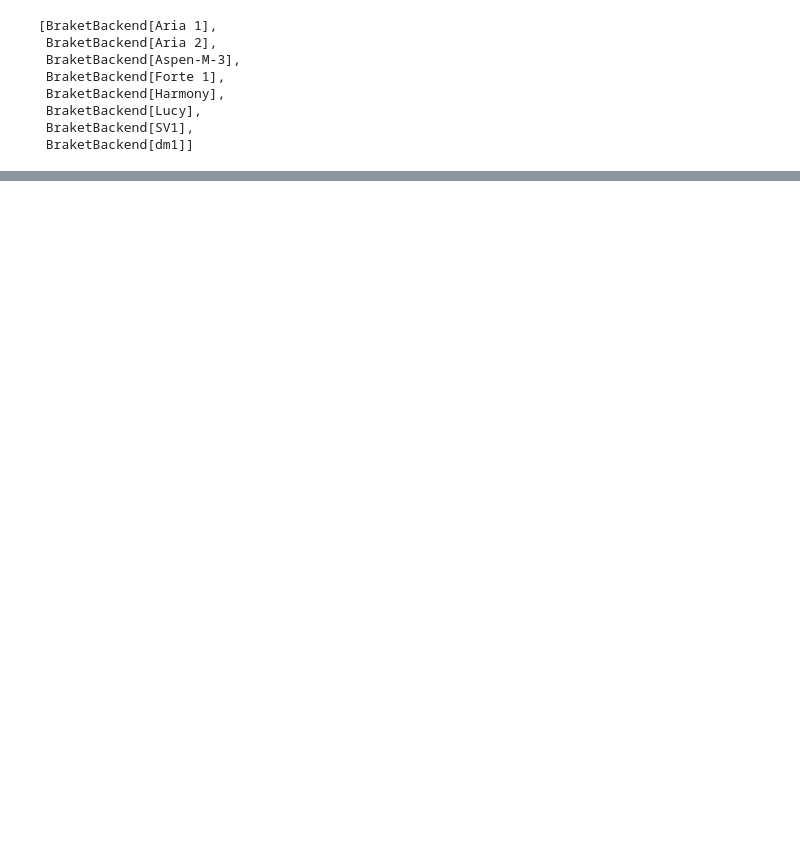
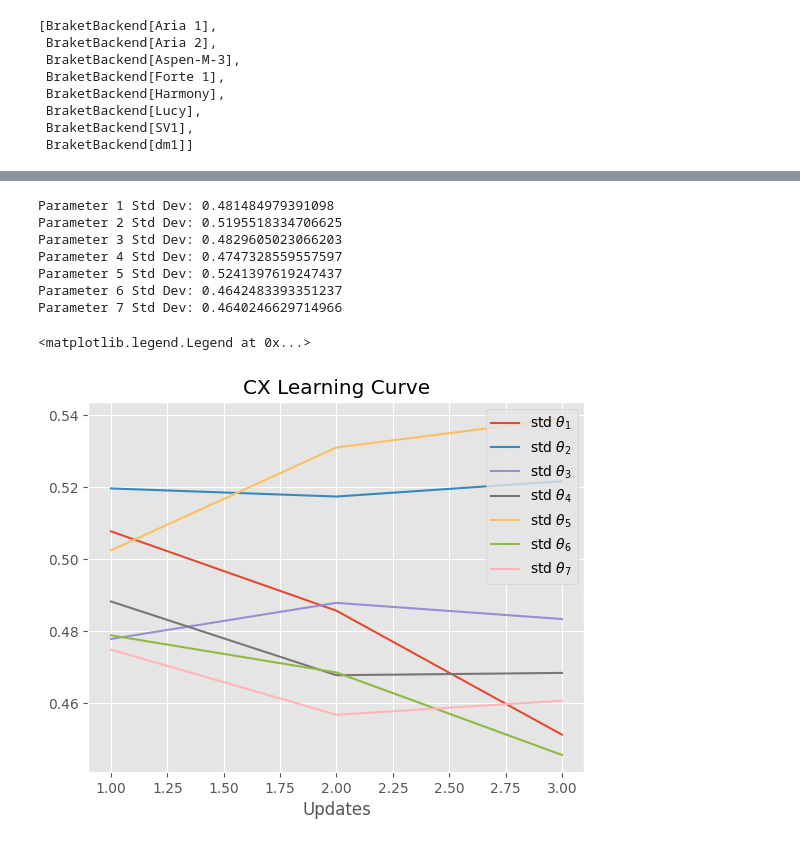
Before and after one commit to lukasvoss/Quantum_Optimal_Control, a Jupyter notebook: template_configurations/qiskit/gate_level_learning.ipynb, the cells around one changed output, grey strips where cells are left out. Drawn from its saved outputs; the diff is of its cells as text; code cells hidden in the pictures; blank space fills up the shorter version.

```diff
--- a/template_configurations/qiskit/gate_level_learning.ipynb
+++ b/template_configurations/qiskit/gate_level_learning.ipynb
@@ -87,4 +111,4 @@ from ppo import make_train_ppo
 
 ppo_agent = make_train_ppo(agent_config, q_env)
 # %%
-num_updates = 400
+num_updates = 200
@@ -91,2 +118,2 @@ num_updates = 400
 # %%
-training_results = ppo_agent(total_updates=num_updates, print_debug=True, num_prints=40)
+training_results = ppo_agent(total_updates=3, print_debug=True, num_prints=40, max_cost=10)
@@ -129,10 +209,22 @@ plt.show()
 # %%
 std_actions_componentwise = list(zip(*std_actions))
 
 for ind, param in enumerate(std_actions_componentwise):
+    print(f'Parameter {ind+1} Std Dev: {np.mean(param)}')
     plt.plot(np.arange(1, num_updates+1), param, label=r'std $\theta_{}$'.format(ind+1))
 
-plt.xlabel('update step')
+plt.title('CX Learning Curve')
+plt.xlabel('Updates')
 plt.legend()
+# %% [output]
+Parameter 1 Std Dev: 0.481484979391098
+Parameter 2 Std Dev: 0.5195518334706625
+Parameter 3 Std Dev: 0.4829605023066203
+Parameter 4 Std Dev: 0.4747328559557597
+Parameter 5 Std Dev: 0.5241397619247437
+Parameter 6 Std Dev: 0.4642483393351237
+Parameter 7 Std Dev: 0.4640246629714966
+<matplotlib.legend.Legend at 0x...>
+[figure, added]
 # %%
 print('Final action vector:\n', training_results['action_vector'])
```
Also changed, not shown: parts of 9 cells of this notebook.
